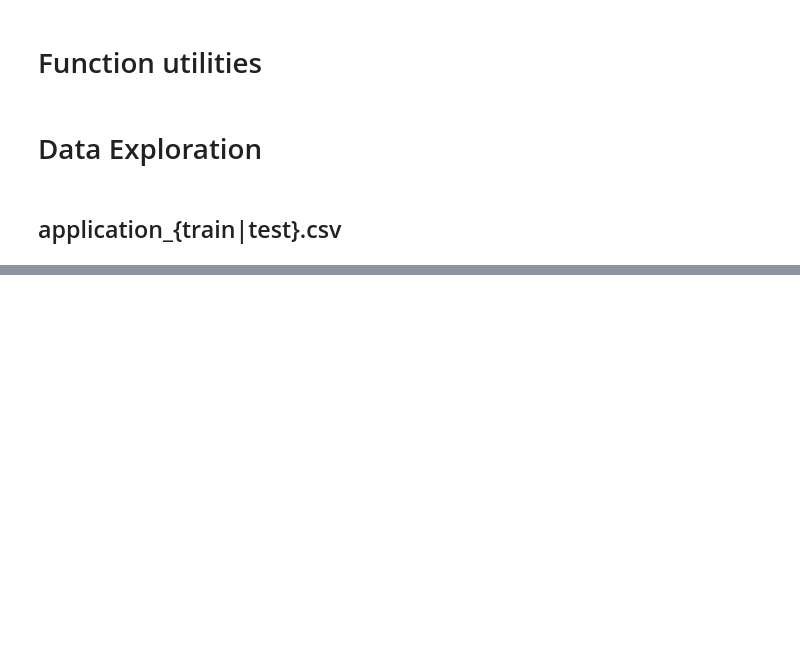
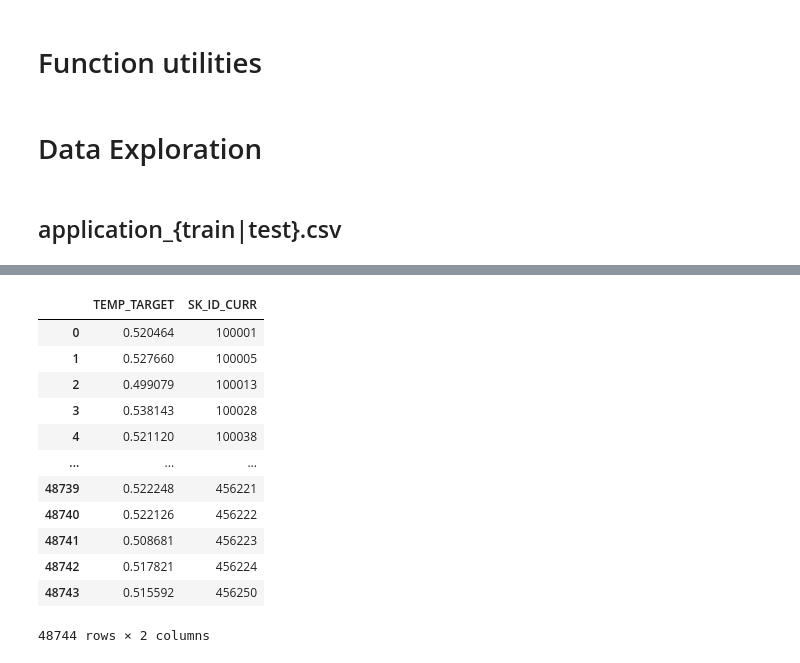
Before and after one commit to robertocommit/neural, a Jupyter notebook: Home_Credit_Default_Risk.ipynb, the cells around one changed output, grey strips where cells are left out. Cells and saved outputs as stored; diff of their text form; code cells hidden in the pictures; blank space fills up the shorter version.

```diff
--- a/Home_Credit_Default_Risk.ipynb
+++ b/Home_Credit_Default_Risk.ipynb
@@ -128,0 +312,20 @@ application_train_df.head(5)
+# %%
+temp = pd.DataFrame(y_pred).astype("float")
+
+temp = pd.concat([temp, application_test_df['SK_ID_CURR']], axis=1)
+temp.columns = ['TEMP_TARGET', 'SK_ID_CURR']
+temp
+# %% [output]
+|  | TEMP_TARGET | SK_ID_CURR |
+| 0 | 0.520464 | 100001 |
+| 1 | 0.527660 | 100005 |
+| 2 | 0.499079 | 100013 |
+| 3 | 0.538143 | 100028 |
+| 4 | 0.521120 | 100038 |
+| ... | ... | ... |
+| 48739 | 0.522248 | 456221 |
+| 48740 | 0.522126 | 456222 |
+| 48741 | 0.508681 | 456223 |
+| 48742 | 0.517821 | 456224 |
+| 48743 | 0.515592 | 456250 |
+48744 rows × 2 columns
```
Also changed, not shown: parts of 31 cells of this notebook.
